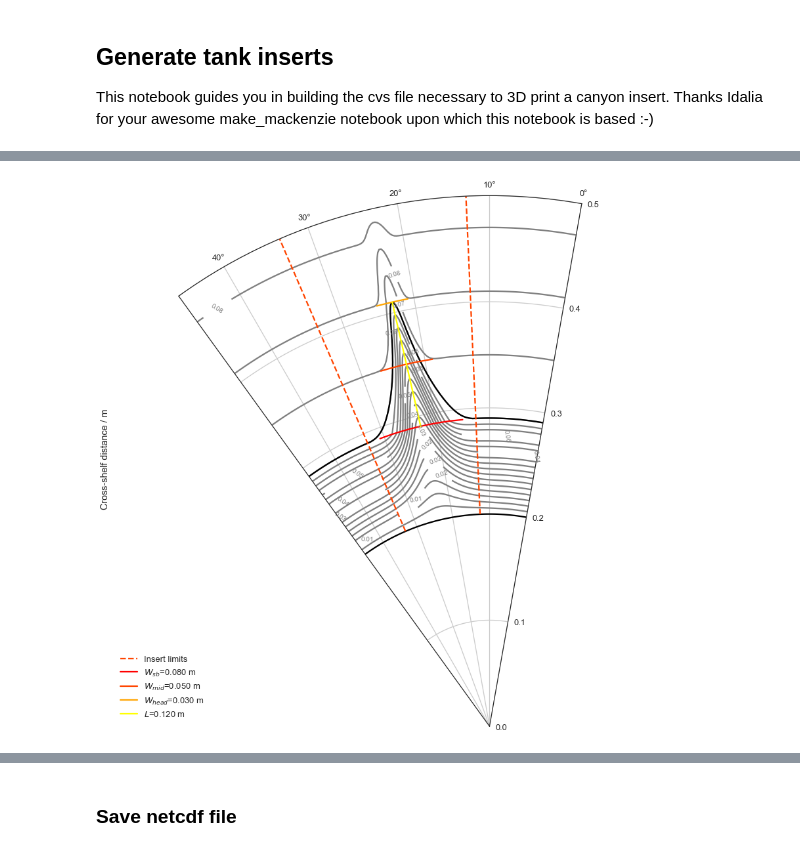
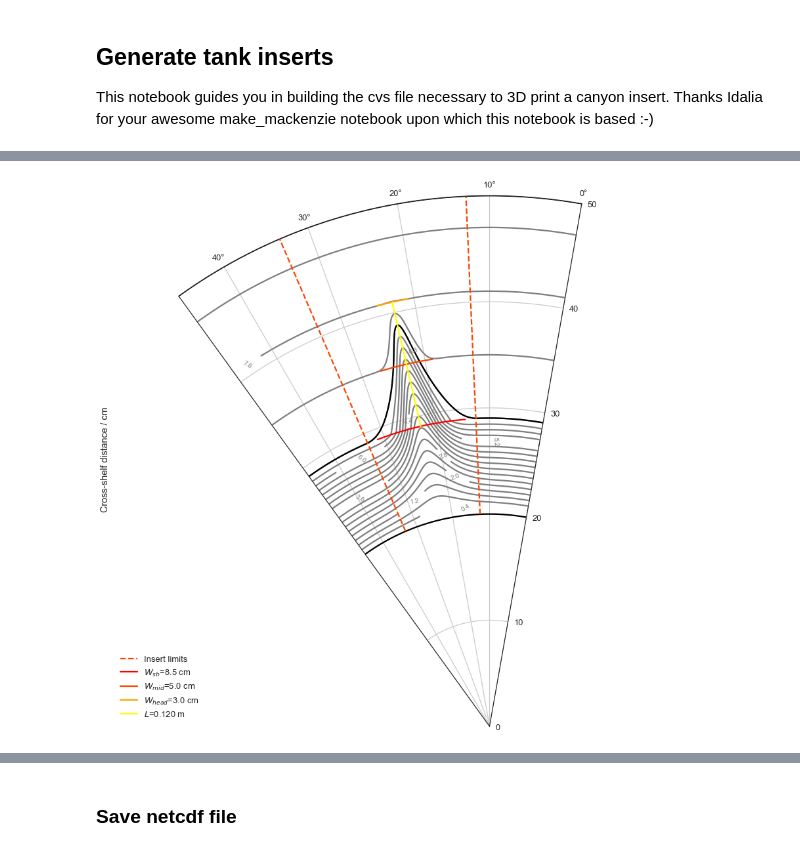
Before and after one commit to UBC-MOAD/buildcanyon, a Jupyter notebook: Bathymetry/GenerateTankBathymetry_Inserts.ipynb, the cells around one changed output, grey strips where cells are left out. Cells and saved outputs as stored; diff of their text form; code cells hidden in the pictures.

```diff
--- a/Bathymetry/GenerateTankBathymetry_Inserts.ipynb
+++ b/Bathymetry/GenerateTankBathymetry_Inserts.ipynb
@@ -53,9 +53,11 @@ def canyontopo(r, r_deep, r_sbreak, r_head, r_tank,
     its axis (cross-shore direction). Similar to tanktopo, the profile is
     formed using a collection of lines.
     '''
+    slc_ct = (h_wall - h_sbreak) / (r_tank - r_shelf) # shelf slope
 
-    slc_L = (h_sbreak - h_deep) / (r_head - r_deep)
-    slc_ct = (h_wall - h_sbreak) / (r_tank - r_head)
+    h_head = slc_ct * (r_head - r_tank) + h_wall # head depth
+    print('head depth is %1.3f m' %h_head)
+    slc_L = (h_head - h_deep) / (r_head - r_deep) # axis slope
 
     topo_cp = np.zeros(len(r))
     canyon_profile = np.zeros(len(r))
@@ -69,7 +71,7 @@ def canyontopo(r, r_deep, r_sbreak, r_head, r_tank,
             topo_cp[ii] = (slc_L * r[ii]) - (slc_L * r_deep) + h_deep
 
         elif r[ii] > r_head and r[ii] <= r_tank :
-            topo_cp[ii] = (slc_ct * r[ii]) - (slc_ct * r_head) + h_sbreak
+            topo_cp[ii] = (slc_ct * r[ii]) - (slc_ct * r_sbreak) + h_sbreak
 
         elif r[ii] > r_tank:
             topo_cp[ii] = h_wall
@@ -292,9 +296,11 @@ rsize = 200
 thsize = 200
 
 r = np.linspace(r_deep,r_tank,rsize)
-th =  np.linspace(0,th_insert,thsize)
+th =  np.linspace(0,th_length,thsize)
+th_ins =  np.linspace(0,th_insert,thsize) # for the insert alone
 
 r_mesh, th_mesh = np.meshgrid(r,th)
+r_mesh, th_ins_mesh = np.meshgrid(r,th_ins) # for the insert alone
 
 x, y, y_edge, X, Y = set_domain_grid(xsize, ysize, x_wall, y_wall)
 # %%
@@ -381,34 +394,34 @@ plt.savefig('tank/insert_bathy_specs.pdf',orientation='portrait', papertype='let
 # %%
 sns.set_style('white')
-levels = [0.0000001,h_sbreak,0.082]
+levels = [0.00001,h_sbreak*100,8.2]
 levels2 = np.arange(0,83,10)
 
 fig = plt.figure(figsize=(25,15))
 ax2 = fig.add_subplot(111, polar=True)
 
-cs=ax2.contour(th_mesh, r_mesh, topography,20, colors=['0.5'])
-plt.clabel(cs, cs.levels, inline=True, fmt='%1.2f', fontsize=10)
+cs=ax2.contour(th_mesh, r_mesh*100, topography*100,20, colors=['0.5'])
+plt.clabel(cs, cs.levels[::2], inline=True, fmt='%1.1f', fontsize=10)
 
-cs = ax2.contour(th_mesh, r_mesh, topography, levels=levels, colors='k')
-ax2.plot(np.ones(30)*(ini_insert),np.linspace(0.2,0.5,30), '--', color='orangered' )
-ax2.plot(np.ones(30)*(end_insert),np.linspace(0.2,0.5,30), '--', color='orangered', label='Insert limits')
+cs = ax2.contour(th_mesh, r_mesh*100, topography*100, levels=levels, colors='k')
+ax2.plot(np.ones(30)*(ini_insert),np.linspace(0.2,0.5,30)*100, '--', color='orangered' )
+ax2.plot(np.ones(30)*(end_insert),np.linspace(0.2,0.5,30)*100, '--', color='orangered', label='Insert limits')
 
-ax2.plot(np.linspace(th_insert/2-w_break/2,th_insert/2+w_break/2,30),np.ones(30)*(r_shelf),
-         '-', color='red', label=r'$W_{sb}$=%1.3f m' %(w_break*r_shelf))
-ax2.plot(np.linspace(th_insert/2-w_mid/2,th_insert/2+w_mid/2,30),np.ones(30)*(r_shelf+L/2),
-         '-', color='orangered', label=r'$W_{mid}$=%1.3f m' %(w_mid*(r_shelf + (L/2))))
-ax2.plot(np.linspace(th_insert/2-w_head/2,th_insert/2+w_head/2,30),np.ones(30)*(r_shelf+L),
-         '-', color='orange',label=r'$W_{head}$=%1.3f m' %(w_head*(r_shelf + (L)) ))
+ax2.plot(np.linspace(th_length/2-w_break/2,th_length/2+w_break/2,30),np.ones(30)*(r_shelf)*100,
+         '-', color='red', label=r'$W_{sb}$=%1.1f cm' %(w_break*r_shelf*100))
+ax2.plot(np.linspace(th_length/2-w_mid/2,th_length/2+w_mid/2,30),np.ones(30)*(r_shelf+L/2)*100,
+         '-', color='orangered', label=r'$W_{mid}$=%1.1f cm' %(w_mid*(r_shelf + (L/2))*100))
+ax2.plot(np.linspace(th_length/2-w_head/2,th_length/2+w_head/2,30),np.ones(30)*(r_shelf+L)*100,
+         '-', color='orange',label=r'$W_{head}$=%1.1f cm' %(w_head*(r_shelf + (L))*100 ))
 
-ax2.plot(np.ones(30)*(th_insert/2),np.linspace(r_shelf,r_shelf+L,30), '-', color='yellow', label=r'$L$=%1.3f m' %L)
+ax2.plot(np.ones(30)*(th_length/2),np.linspace(r_shelf,r_shelf+L,30)*100, '-', color='yellow', label=r'$L$=%1.3f m' %L)
 
-ax2.set_rlim(0,0.5)
+ax2.set_rlim(0,50)
 ax2.set_thetamin(np.min(th_mesh)*360/(2*np.pi))
 ax2.set_thetamax(np.max(th_mesh)*360/(2*np.pi))
 ax2.set_theta_zero_location('N', offset=-10)
-ax2.set_ylabel('Cross-shelf distance / m')
+ax2.set_ylabel('Cross-shelf distance / cm')
 
 ax2.legend(loc=3)
 plt.savefig('tank/insert_bathy_specs_bw.pdf',orientation='portrait', papertype='letter', format='pdf',pad_inches=0.0)
 # %% [output]
-[figure, old version]
+[figure, new version]
```
Also changed, not shown: parts of 19 cells of this notebook.
